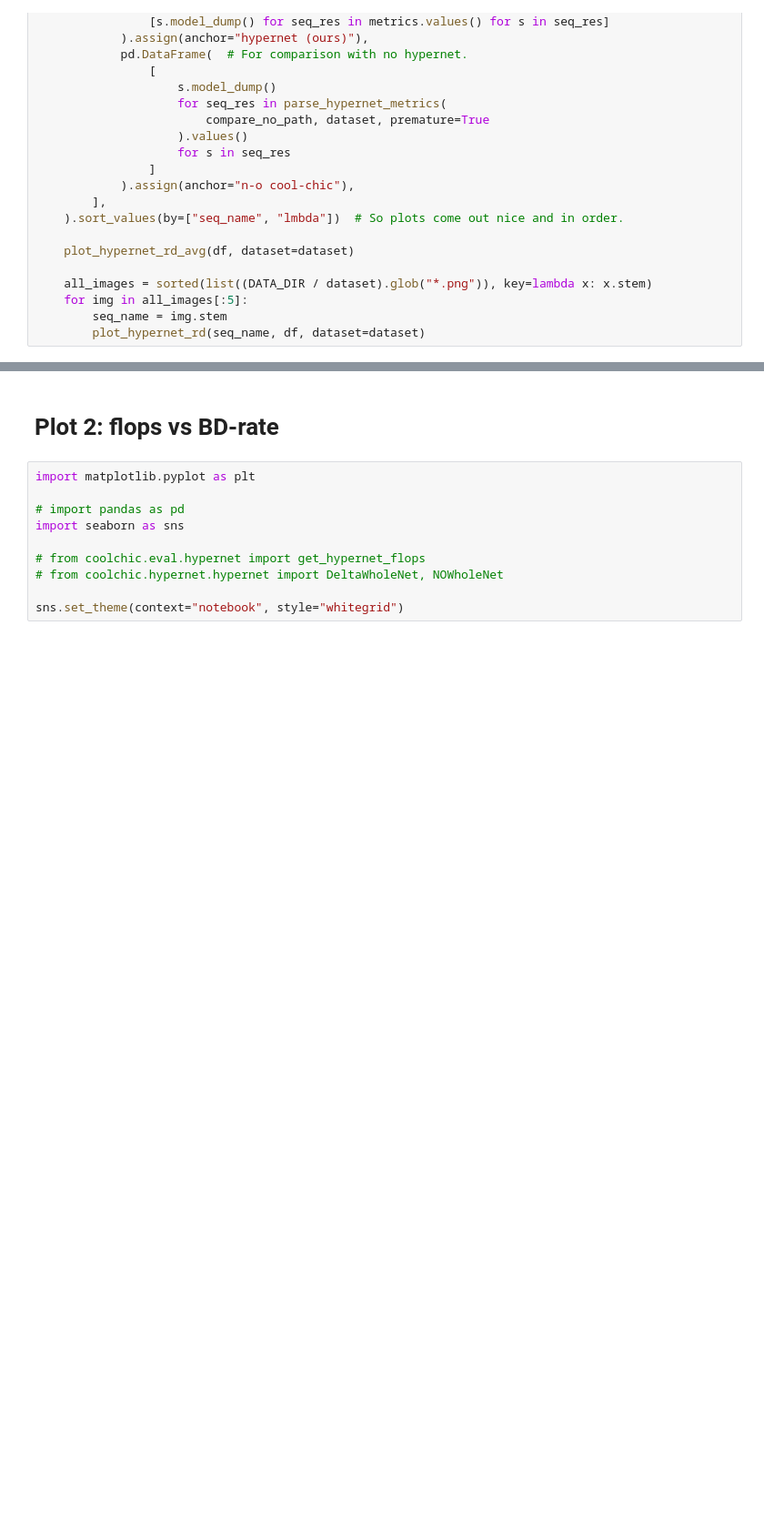
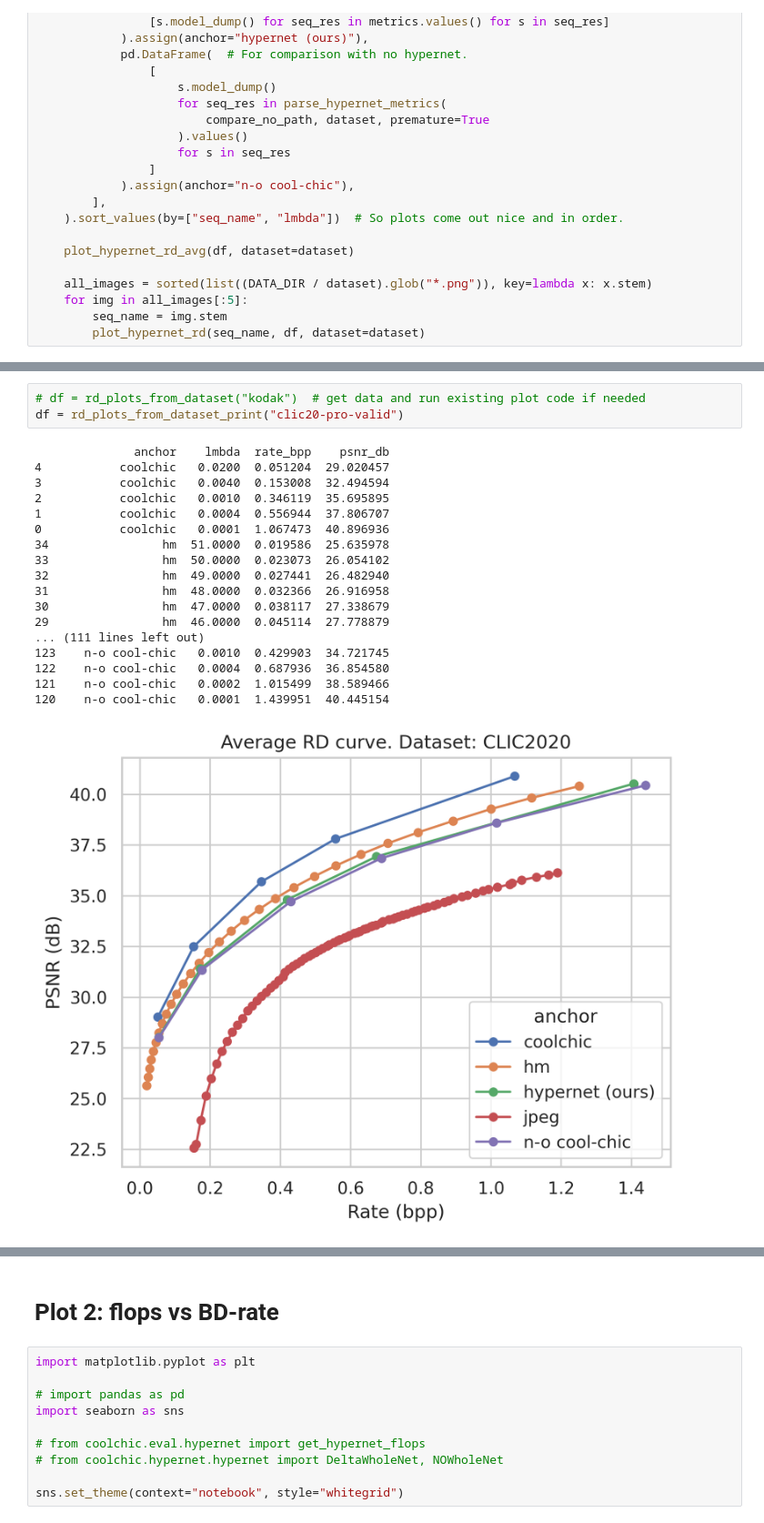
Before and after one commit to pepborrell/cool-chic, a Jupyter notebook: notebooks/plots.ipynb, the cells around one changed output, grey strips where cells are left out. Shown at 91% size. Cells and saved outputs as stored; diff of their text form; blank space fills up the shorter version.

Commit message:
Added a bit of plotting code (#23)
* WIP: local changes to plots.ipynb

* WIP: local changes to plots.ipynb 2

---------

Co-authored-by: taczel <taczel@ethz.ch>

```diff
--- a/notebooks/plots.ipynb
+++ b/notebooks/plots.ipynb
@@ -107,2 +173,24 @@ rd_plots_from_dataset("kodak")
+# %%
+# df = rd_plots_from_dataset("kodak")  # get data and run existing plot code if needed
+df = rd_plots_from_dataset_print("clic20-pro-valid")
+# %% [output]
+              anchor    lmbda  rate_bpp    psnr_db
+4           coolchic   0.0200  0.051204  29.020457
+3           coolchic   0.0040  0.153008  32.494594
+2           coolchic   0.0010  0.346119  35.695895
+1           coolchic   0.0004  0.556944  37.806707
+0           coolchic   0.0001  1.067473  40.896936
+34                hm  51.0000  0.019586  25.635978
+33                hm  50.0000  0.023073  26.054102
+32                hm  49.0000  0.027441  26.482940
+31                hm  48.0000  0.032366  26.916958
+30                hm  47.0000  0.038117  27.338679
+29                hm  46.0000  0.045114  27.778879
+... (111 lines left out)
+123    n-o cool-chic   0.0010  0.429903  34.721745
+122    n-o cool-chic   0.0004  0.687936  36.854580
+121    n-o cool-chic   0.0002  1.015499  38.589466
+120    n-o cool-chic   0.0001  1.439951  40.445154
+[figure, added]
 # %%
 rd_plots_from_dataset("clic20-pro-valid")
```
Also changed, not shown: parts of 20 cells of this notebook.
